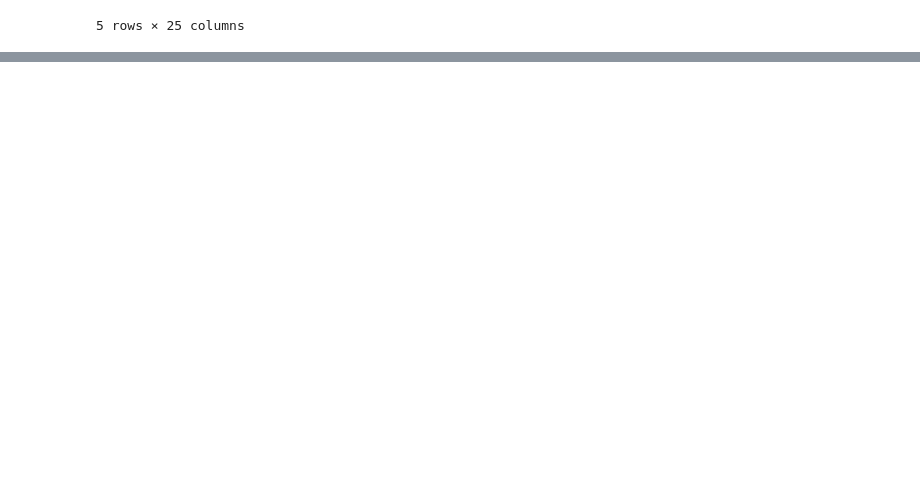
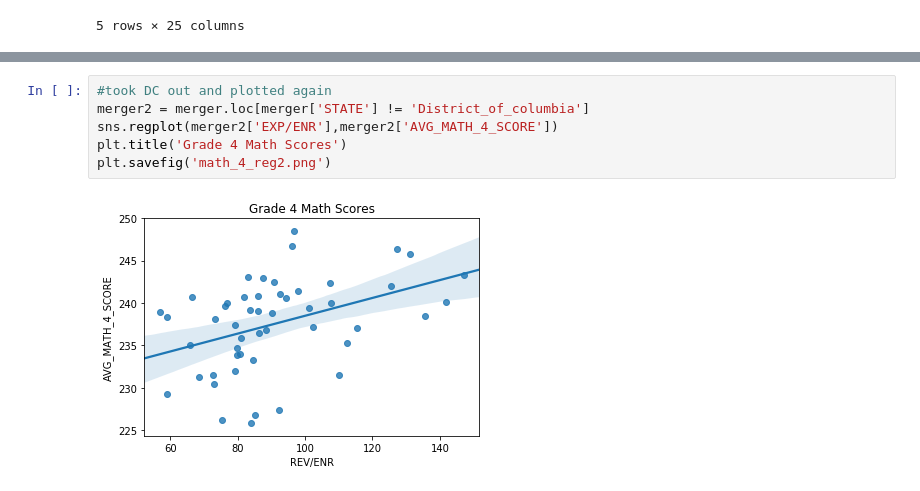
Before and after one commit to Aritra23/bootcamp-project, a Jupyter notebook: Untitled.ipynb, the cells around one changed output, grey strips where cells are left out. Drawn from its saved outputs; the diff is of its cells as text; blank space fills up the shorter version.

```diff
--- a/Untitled.ipynb
+++ b/Untitled.ipynb
@@ -142,0 +131,8 @@ sns.regplot(merger['REV/ENR'],merger['AVG_MATH_8_SCORE'],color='green',line_kws=
+# %%
+#took DC out and plotted again
+merger2 = merger.loc[merger['STATE'] != 'District_of_columbia']
+sns.regplot(merger2['EXP/ENR'],merger2['AVG_MATH_4_SCORE'])
+plt.title('Grade 4 Math Scores')
+plt.savefig('math_4_reg2.png')
+# %% [output]
+[figure, added]
```
Also changed, not shown: parts of 20 cells of this notebook, 15 other files.
